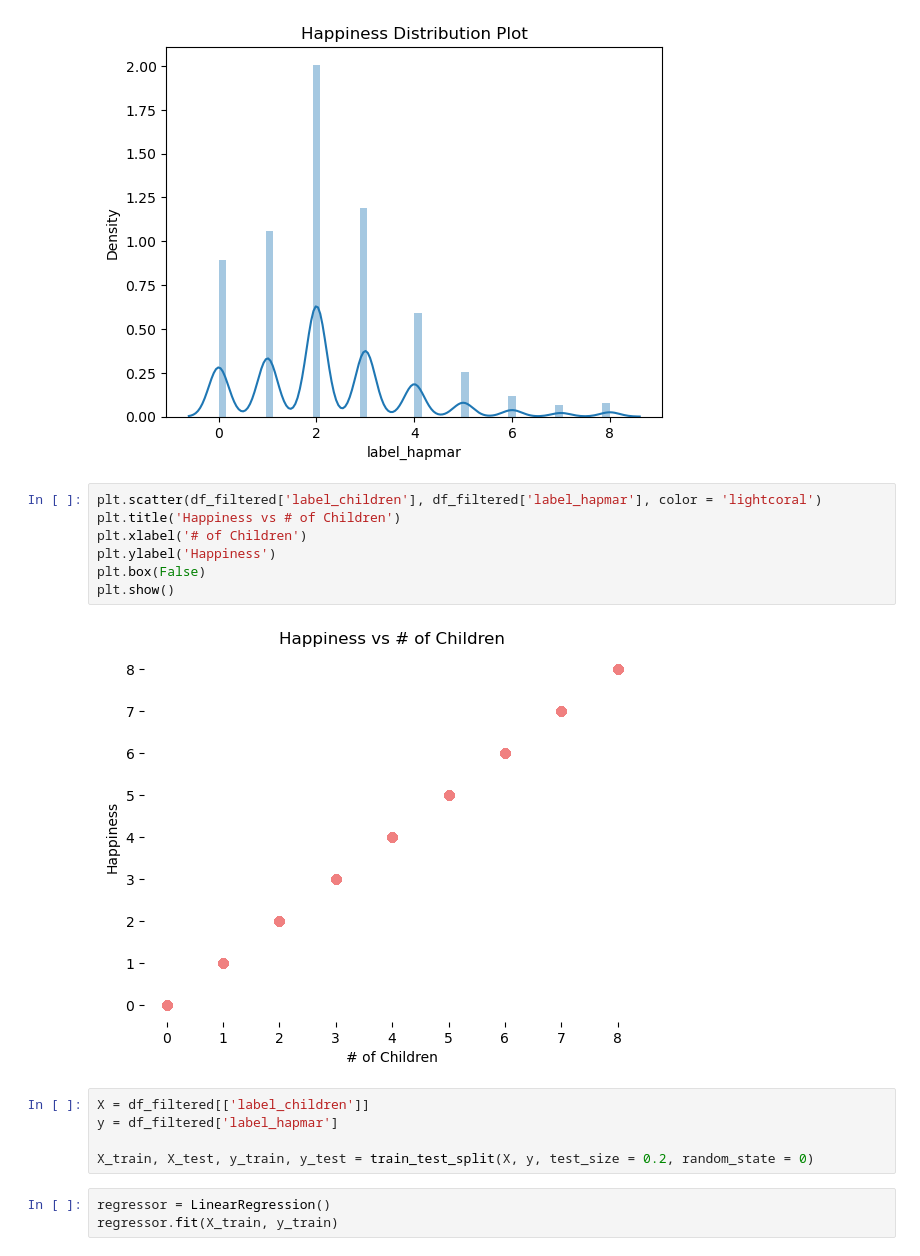
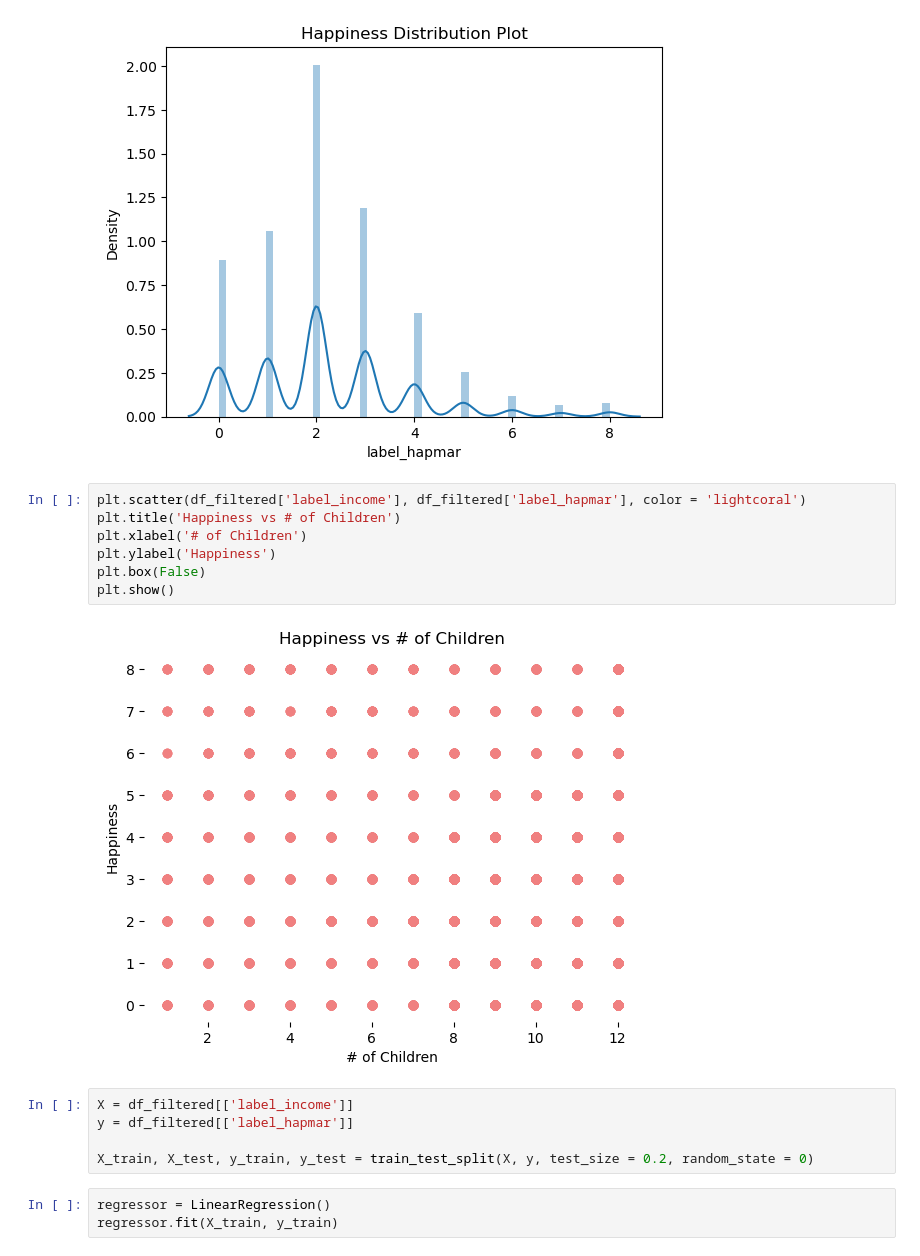
Before and after one commit to ninaysabel/DS4002P2, a Jupyter notebook: Scripts/Project2M1.ipynb, the cells around one changed output. Drawn from its saved outputs; the diff is of its cells as text.

```diff
--- a/Scripts/Project2M1.ipynb
+++ b/Scripts/Project2M1.ipynb
@@ -259,17 +260,17 @@ https://gist.github.com/mwaskom/de44147ed2974457ad6372750bbe5751
   sns.distplot(df_filtered['label_hapmar'])
 [figure]
 # %%
-plt.scatter(df_filtered['label_children'], df_filtered['label_hapmar'], color = 'lightcoral')
+plt.scatter(df_filtered['label_income'], df_filtered['label_hapmar'], color = 'lightcoral')
 plt.title('Happiness vs # of Children')
 plt.xlabel('# of Children')
 plt.ylabel('Happiness')
 plt.box(False)
 plt.show()
 # %% [output]
-[figure, old version]
+[figure, new version]
 # %%
-X = df_filtered[['label_children']]
-y = df_filtered['label_hapmar']
+X = df_filtered[['label_income']]
+y = df_filtered[['label_hapmar']]
 
 X_train, X_test, y_train, y_test = train_test_split(X, y, test_size = 0.2, random_state = 0)
 # %%
```
Also changed, not shown: parts of 3 cells of this notebook, 2 other files.
